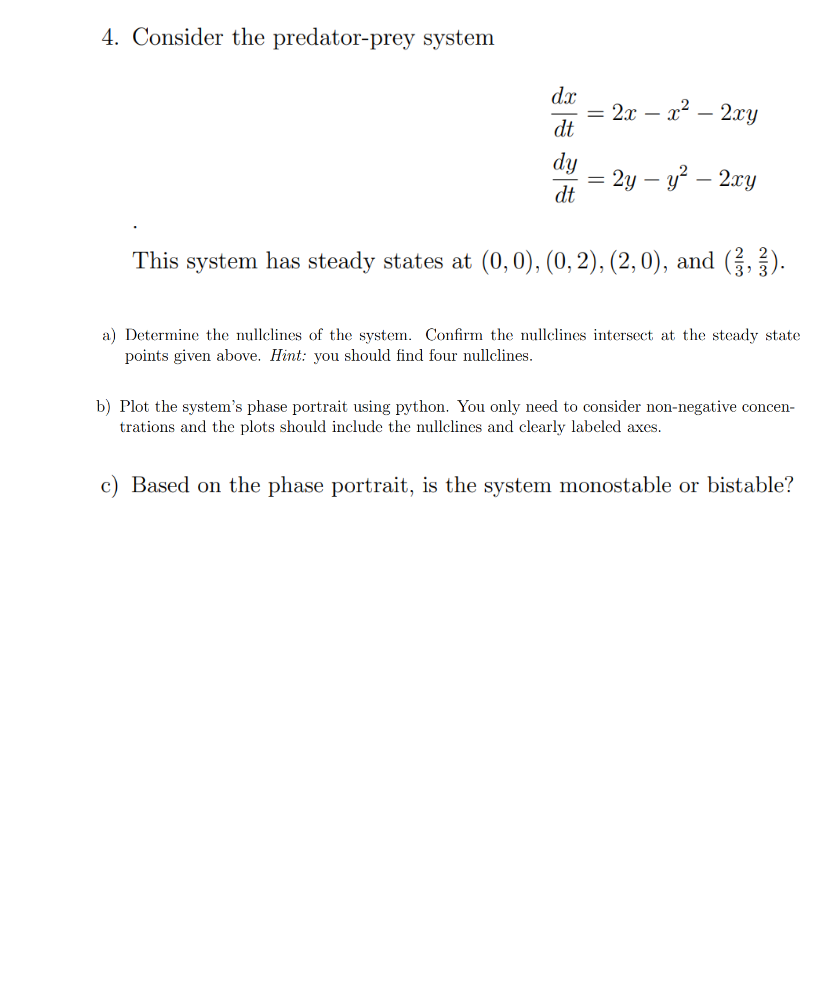
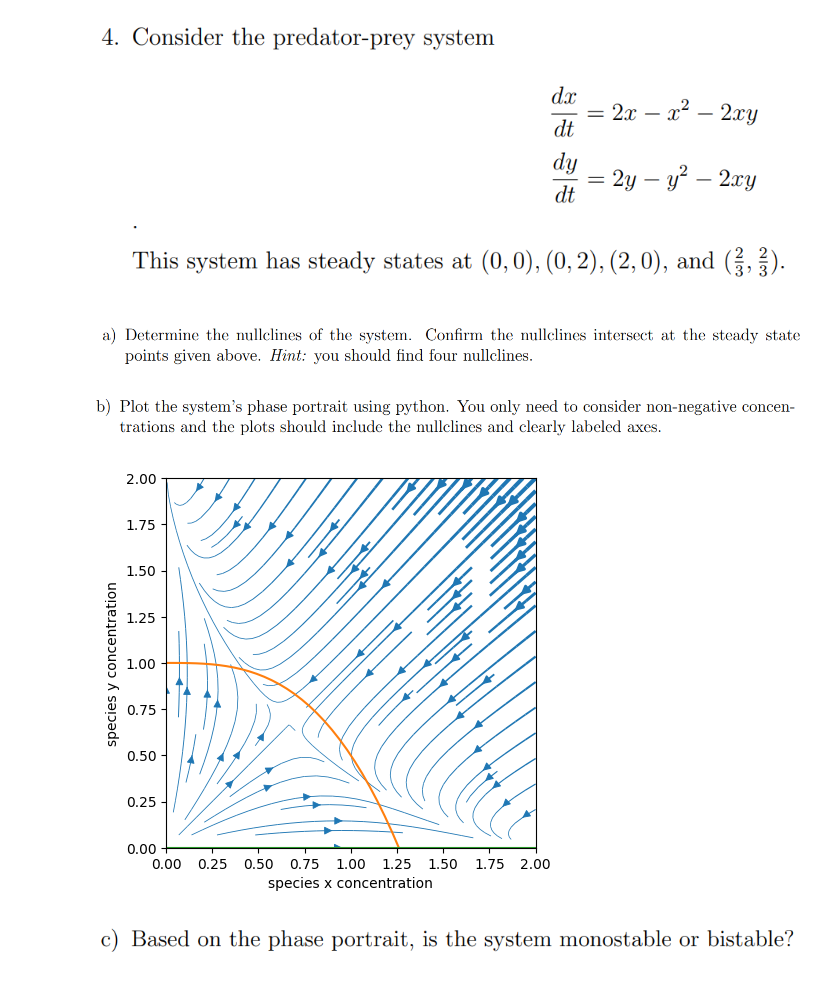
Before and after one commit to TC-Wheel/modeling_biological_systems, a Jupyter notebook: home_work/midterm.ipynb, the cells around one changed output. Cells and saved outputs as stored; diff of their text form; code cells hidden in the pictures; blank space fills up the shorter version.

```diff
--- a/home_work/midterm.ipynb
+++ b/home_work/midterm.ipynb
@@ -194,5 +194,88 @@ This means that the product will form more slowly.
 ![image.png](attachment:image.png)
 # %% [markdown]
 ![image.png](attachment:image.png)
+# %%
+import numpy as np
+import matplotlib.pyplot as plt
+def predator_prey_system(Y, t):
+    x,y = Y
+    dxdt = 2 * x - (x**2) - 2 * x * y
+    dydt = 2 * y - (y**2) - 2 * x * y
+    rtn_dydt = [dxdt,dydt]
+
+    return rtn_dydt
+
+def plot_flow_field(ODE, u_range, v_range, n_grid=100):
+    """
+    Plots the flow field with line thickness proportional to speed.
+
+    Parameters
+    ----------
+    ODE : function for form f(y, t, *args)
+        The right-hand-side of the dynamical system.
+        Must return a 2-array.
+    u_range : array_like, shape (2,)
+        Range of values for u-axis.
+    v_range : array_like, shape (2,)
+        Range of values for v-axis.
+    args : tuple, default ()
+        Additional arguments to be passed to f
+    n_grid : int, default 100
+        Number of grid points to use in computing
+        derivatives on phase portrait.
+
+    Returns
+    -------
+    output : Matplotlib Axis instance
+        Axis with streamplot included.
+    """
+    ax = plt.axes()
+
+    # Set up u,v space
+    u = np.linspace(u_range[0], u_range[1], n_grid)
+    v = np.linspace(v_range[0], v_range[1], n_grid)
+    uu, vv = np.meshgrid(u, v)
+    # Compute derivatives
+    u_vel = np.empty_like(uu)
+    v_vel = np.empty_like(vv)
+
+    for i in range(uu.shape[0]):
+        for j in range(uu.shape[1]):
+            u_vel[i,j], v_vel[i,j] = ODE(np.array([uu[i,j], vv[i,j]]), None)
+    # Compute speed
+    speed = np.sqrt(u_vel**2 + v_vel**2)
+    # Make linewidths proportional to speed, with minimal line width of 0.5 and max of 3
+    lw = 0.5 + 2.5 * speed / speed.max()
+    # Make stream plot
+    ax.streamplot(uu, vv, u_vel, v_vel, linewidth=lw, arrowsize=1.2, density=1)#, color='thistle')
+    return ax
+
+
+ax = plot_flow_field(predator_prey_system, (0,2), (0,2))
+ax.set_xlabel('species x concentration')
+ax.set_ylabel('species y concentration')
+ax.set_aspect('equal')
+
+
+#nullcline 1
+x1  = np.linspace(0,2)
+y1 = 1 - ((x1**2)/2*x1)
+ax.plot(x1, y1)
+#nullcline 2
+# s1 = np.linspace(0,2)
+# s2 = (k2+k5*s1) / k4
+# ax.plot(s1,s2)
+#nullcline 3
+x1 = np.linspace(0,2)
+y3 = x1 * 0
+ax.plot(x1, y3)
+#nullcline 4
+#limit the shape of the plot
+plt.axis([0,2,0,2])
+
+
+plt.show()
+# %% [output]
+[figure, added]
 # %% [markdown]
 ![image.png](attachment:image.png)
```
